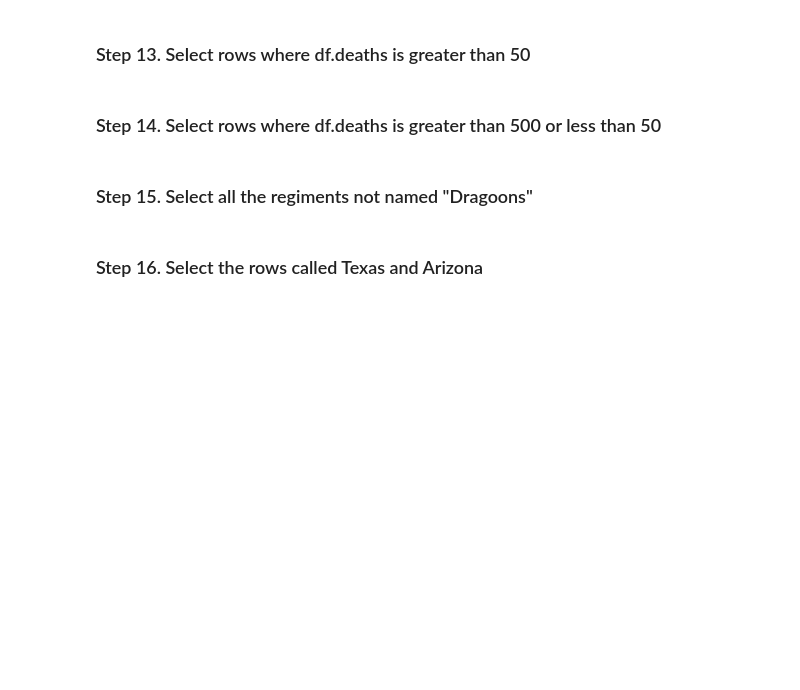
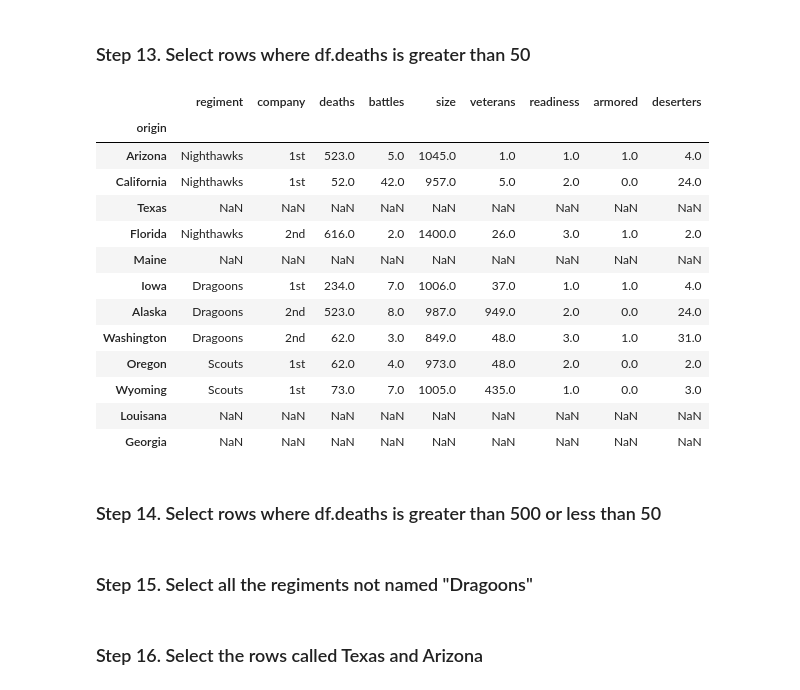
Before and after one commit to Orinax/pandas_exercises_clone, a Jupyter notebook: 02_Filtering_&_Sorting/Fictional Army/Exercise.ipynb, the cells around one changed output. Saved outputs shown, nothing was run; the diff lists cells and outputs as text; code cells hidden in the pictures; blank space fills up the shorter version.

```diff
--- a/02_Filtering_&_Sorting/Fictional Army/Exercise.ipynb
+++ b/02_Filtering_&_Sorting/Fictional Army/Exercise.ipynb
@@ -90,5 +189,26 @@ armies
 # %% [markdown]
 ### Step 13. Select rows where df.deaths is greater than 50
+# %%
+armies.where(armies.deaths > 50)
+
+# or...
+# army[army["deaths"] > 50]
+# that will return a dataframe with non of the NaN items showing up
+# %% [output]
+|  | regiment | company | deaths | battles | size | veterans | readiness | armored | deserters |
+| origin |  |  |  |  |  |  |  |  |  |
+| Arizona | Nighthawks | 1st | 523.0 | 5.0 | 1045.0 | 1.0 | 1.0 | 1.0 | 4.0 |
+| California | Nighthawks | 1st | 52.0 | 42.0 | 957.0 | 5.0 | 2.0 | 0.0 | 24.0 |
+| Texas | NaN | NaN | NaN | NaN | NaN | NaN | NaN | NaN | NaN |
+| Florida | Nighthawks | 2nd | 616.0 | 2.0 | 1400.0 | 26.0 | 3.0 | 1.0 | 2.0 |
+| Maine | NaN | NaN | NaN | NaN | NaN | NaN | NaN | NaN | NaN |
+| Iowa | Dragoons | 1st | 234.0 | 7.0 | 1006.0 | 37.0 | 1.0 | 1.0 | 4.0 |
+| Alaska | Dragoons | 2nd | 523.0 | 8.0 | 987.0 | 949.0 | 2.0 | 0.0 | 24.0 |
+| Washington | Dragoons | 2nd | 62.0 | 3.0 | 849.0 | 48.0 | 3.0 | 1.0 | 31.0 |
+| Oregon | Scouts | 1st | 62.0 | 4.0 | 973.0 | 48.0 | 2.0 | 0.0 | 2.0 |
+| Wyoming | Scouts | 1st | 73.0 | 7.0 | 1005.0 | 435.0 | 1.0 | 0.0 | 3.0 |
+| Louisana | NaN | NaN | NaN | NaN | NaN | NaN | NaN | NaN | NaN |
+| Georgia | NaN | NaN | NaN | NaN | NaN | NaN | NaN | NaN | NaN |
 # %% [markdown]
 ### Step 14. Select rows where df.deaths is greater than 500 or less than 50
 # %% [markdown]
```
Also changed, not shown: parts of 8 cells of this notebook.
